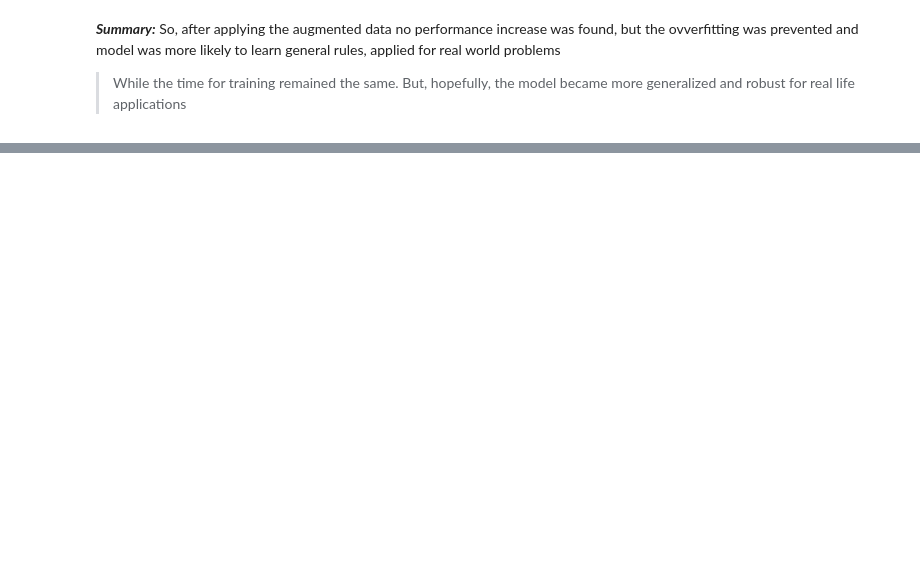
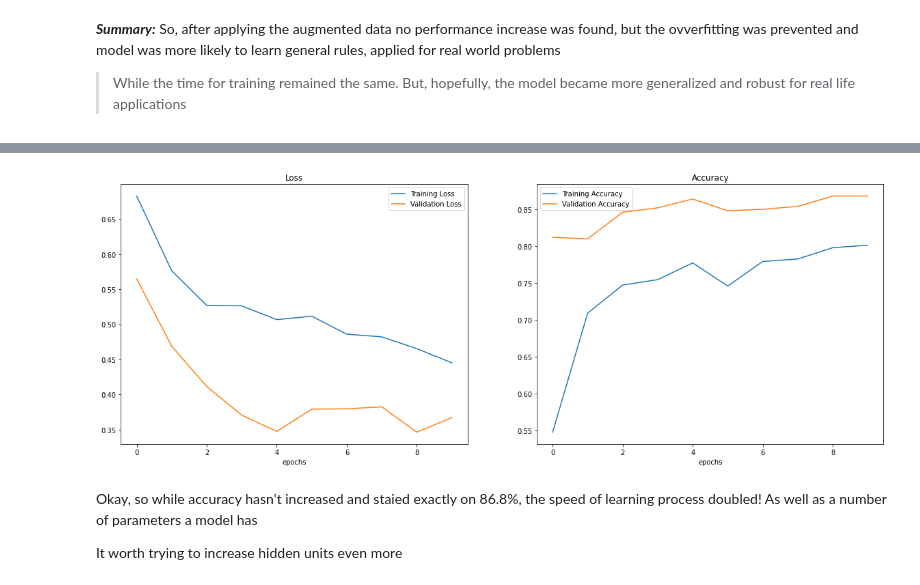
Before and after one commit to Nik-Kras/ZeroToMastery-TensorFlow-MyNotes, a Jupyter notebook: 04. Computer Vision/04. CV - Notes.ipynb, the cells around one changed output, grey strips where cells are left out. Drawn from its saved outputs; the diff is of its cells as text; code cells hidden in the pictures; blank space fills up the shorter version.

```diff
--- a/04. Computer Vision/04. CV - Notes.ipynb
+++ b/04. Computer Vision/04. CV - Notes.ipynb
@@ -994,0 +1172,30 @@ plot_loss_curves(history_7)
+# %%
+# Create a CNN model with more hidden units
+model_10 = tf.keras.models.Sequential([
+  tf.keras.layers.Conv2D(filters=32,
+                         kernel_size=3,
+                         activation="relu",
+                         input_shape=(224, 224, 3)),
+  tf.keras.layers.Conv2D(32, 3, activation="relu"),
+  tf.keras.layers.MaxPool2D(2),
+  tf.keras.layers.Conv2D(10, 3, activation="relu"),
+  tf.keras.layers.Conv2D(10, 3, activation="relu"),
+  tf.keras.layers.MaxPool2D(2),
+  tf.keras.layers.Conv2D(10, 3, activation="relu"),
+  tf.keras.layers.Conv2D(10, 3, activation="relu"),
+  tf.keras.layers.MaxPool2D(2),
+  tf.keras.layers.Flatten(),
+  tf.keras.layers.Dense(1, activation="sigmoid")
+])
+
+# Compile the model
+model_10.compile(loss="binary_crossentropy",
+              optimizer=tf.keras.optimizers.Adam(),
+              metrics=["accuracy"])
+
+# Fit the model
+history_10 = model_10.fit(train_data_augmented,
+                        epochs=10,
+                        steps_per_epoch=len(train_data_augmented),
+                        validation_data=test_data,
+                        validation_steps=len(test_data))
@@ -994,0 +1243,8 @@ plot_loss_curves(history_7)
+# %%
+plot_loss_curves(history_10)
+# %% [output]
+[figure, added]
+# %% [markdown]
+Okay, so while accuracy hasn't increased and staied exactly on 86.8%, the speed of learning process doubled! As well as a number of parameters a model has
+
+It worth trying to increase hidden units even more
```
Also changed, not shown: parts of 78 cells of this notebook, 1 other file.
